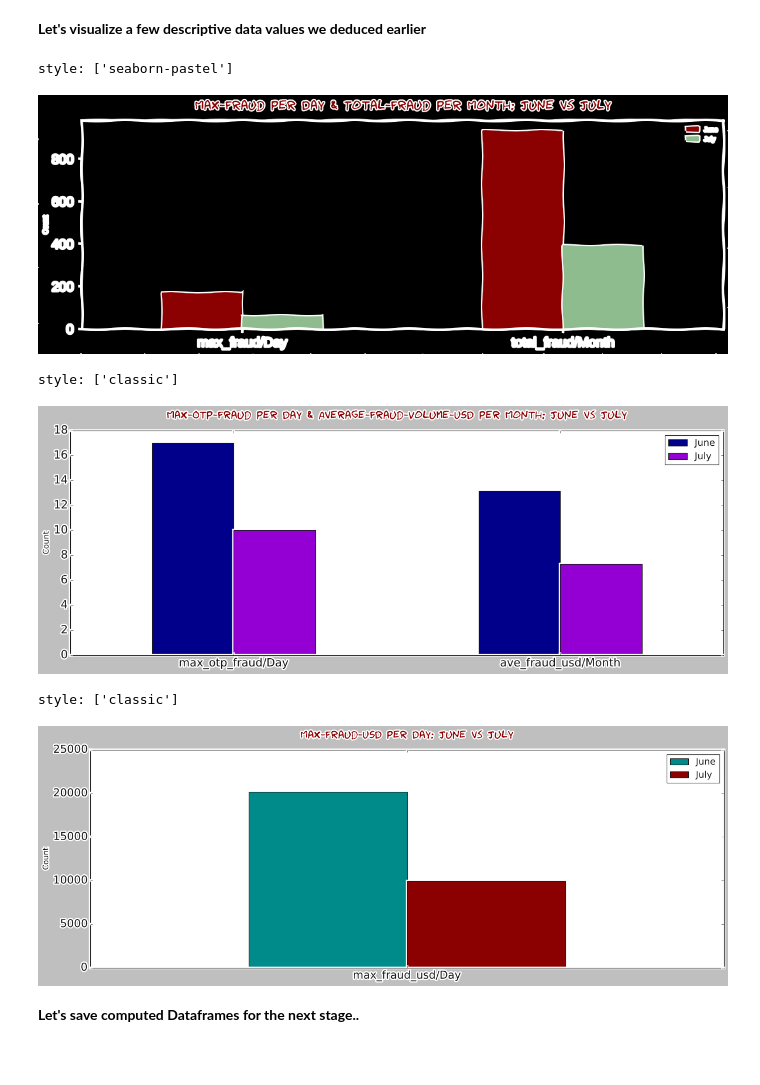
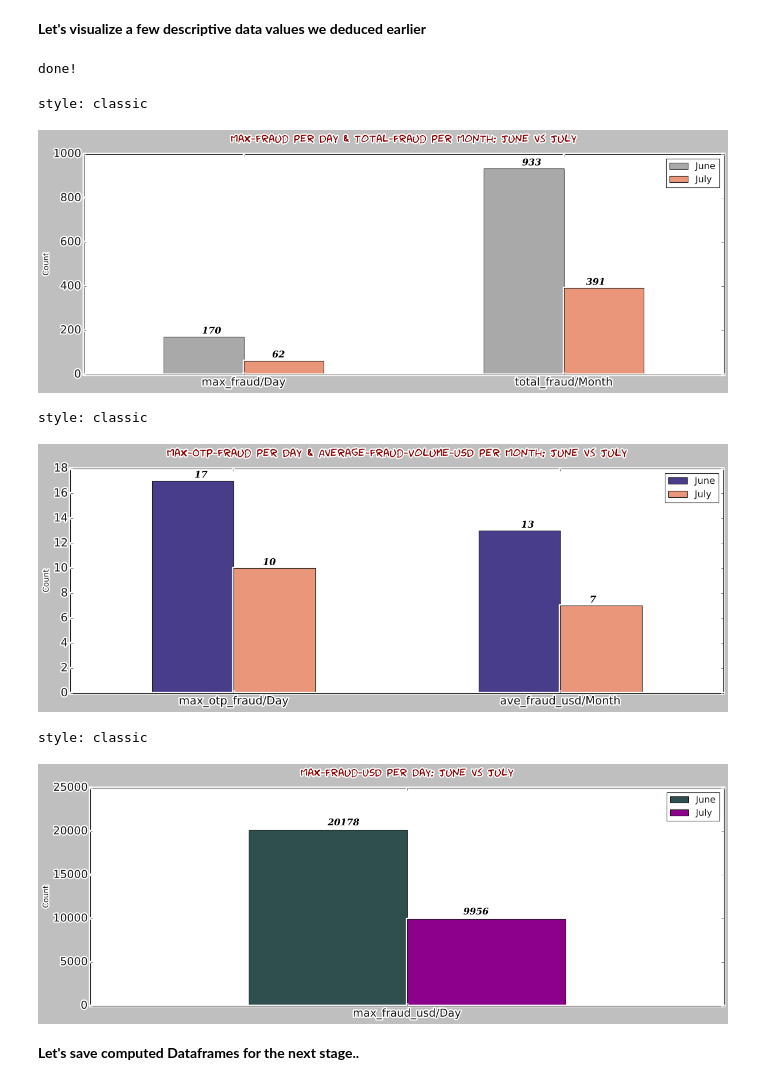
Before and after one commit to Lawrence-Krukrubo/fraud_analyst_assignment, a Jupyter notebook: 02_descriptive_analytics.ipynb, the cells around one changed output. Saved outputs shown, nothing was run; the diff lists cells and outputs as text; code cells hidden in the pictures; blank space fills up the shorter version.

Commit message:
Codes: Updating charts with annotations

```diff
--- a/02_descriptive_analytics.ipynb
+++ b/02_descriptive_analytics.ipynb
@@ -63,8 +63,8 @@ fontDict1 = {'fontfamily': 'fantasy',
              'va': 'baseline'}
 
 # fontdict for plot labels
-fontDict2 = {'fontfamily': 'fantasy',
-             'fontsize': 'medium',
+fontDict2 = {'fontfamily': 'serif',
+             'fontsize': 'large',
              'fontstyle': 'oblique',
              'fontweight': 'semibold',
              'ha': 'center',
@@ -596,8 +604,16 @@ june_data = [max(june_df.fraud_count), sum(june_df.fraud_count), max(june_df.otp
 
 july_data = [max(july_df.fraud_count), sum(july_df.fraud_count), max(july_df.otp_fraud), \
              july_df.fraud_volume_usd.mean(), max(july_df.fraud_volume_usd)]
+
+# round all figures
+for lyst in [june_data, july_data]:
+    for i in range(len(lyst)):
+        lyst[i] = round(lyst[i])
+print('done!')
+# %% [output]
+done!
 # %%
-def plot_clustered_bar(indexs, june_data, july_data):
+def plot_clustered_bar(indexs, june_data, july_data, coords=None, pad=0):
     assert len(indexs) == len(june_data) == len(july_data)
 
     df = pd.DataFrame([june_data, july_data]).T
@@ -606,7 +622,7 @@ def plot_clustered_bar(indexs, june_data, july_data):
 
     # your colors
     colors = random.sample(darker_colors, 2)
-    styl = random.sample(styles, 1)
+    styl = 'classic'
     plt.style.use(styl)
     print(f'style: {styl}')
 
@@ -618,27 +634,41 @@ def plot_clustered_bar(indexs, june_data, july_data):
                  ylabel='Count',
                  fontsize=fontDict1['fontsize'],
                  title=title)
+
+    # for annotation
+    if coords is not None:
+        x1, x2, x3, x4 = coords
+        if len(july_data) > 1:
+            plt.text(x1, june_data[0]+pad, str(june_data[0]), fontdict=fontDict2)
+            plt.text(x2, july_data[0]+pad, str(july_data[0]), fontdict=fontDict2)
+            plt.text(x3, june_data[1]+pad, str(june_data[1]), fontdict=fontDict2)
+            plt.text(x4, july_data[1]+pad, str(july_data[1]), fontdict=fontDict2)
+        else:
+            plt.text(x1, june_data[0]+pad, str(june_data[0]), fontdict=fontDict2)
+            plt.text(x2, july_data[0]+pad, str(july_data[0]), fontdict=fontDict2)
+
     plt.title(title,pad=20, fontdict=fontDict1)
 
     plt.show()
 # %%
 title = 'Max-Fraud per Day & Total-Fraud per Month: June vs July'
-plot_clustered_bar(indexs[:2], june_data[:2], july_data[:2])
+coords = (-0.1, 0.109, 0.9, 1.1)
+plot_clustered_bar(indexs[:2], june_data[:2], july_data[:2], coords=coords, pad=15)
 # %% [output]
-style: ['seaborn-pastel']
+style: classic
-[figure, old version]
+[figure, new version]
 # %%
 title = 'Max-Otp-Fraud per Day & Average-Fraud-Volume-USD per Month: June vs July'
-plot_clustered_bar(indexs[2:4], june_data[2:4], july_data[2:4])
+plot_clustered_bar(indexs[2:4], june_data[2:4], july_data[2:4], coords=coords, pad=0.25)
 # %% [output]
-style: ['classic']
+style: classic
-[figure, old version]
+[figure, new version]
 # %%
 title = 'Max-Fraud-USD per Day: June vs July'
-plot_clustered_bar(indexs[4:], june_data[4:], july_data[4:])
+plot_clustered_bar(indexs[4:], june_data[4:], july_data[4:], coords=coords, pad=500)
 # %% [output]
-style: ['classic']
+style: classic
-[figure, old version]
+[figure, new version]
 # %% [markdown]
 **Let's save computed Dataframes for the next stage..**
 # %%
```
Also changed, not shown: parts of 4 cells of this notebook.
